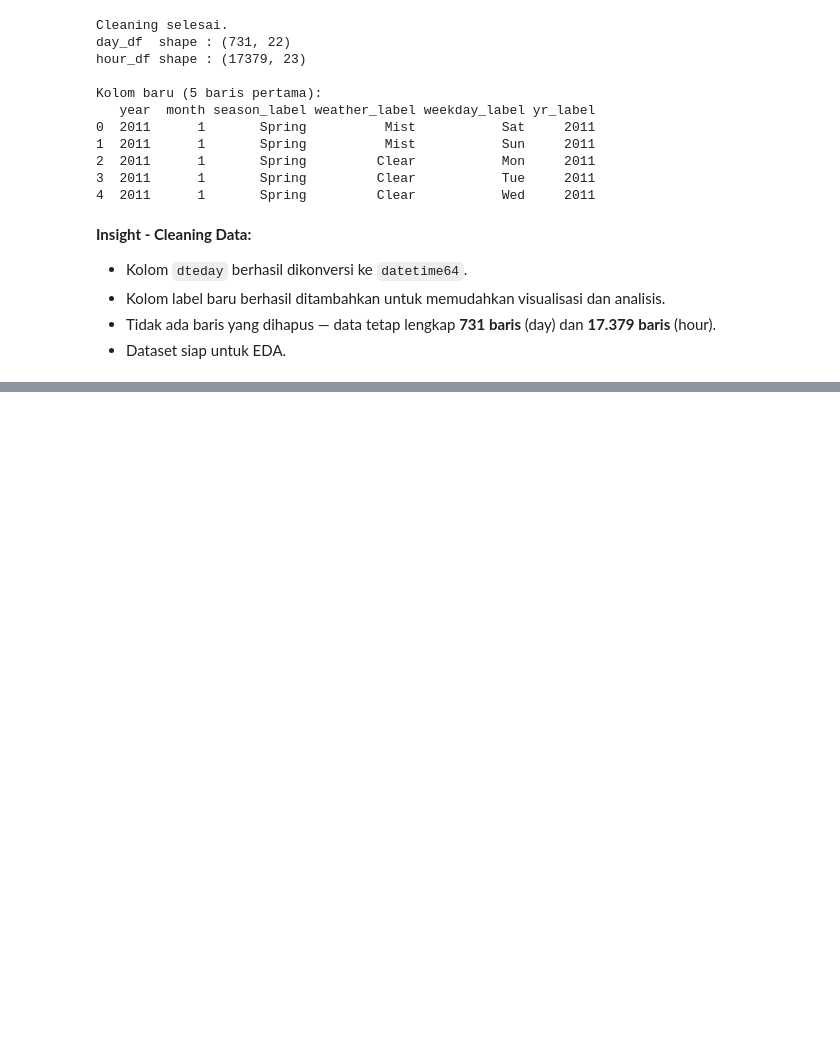
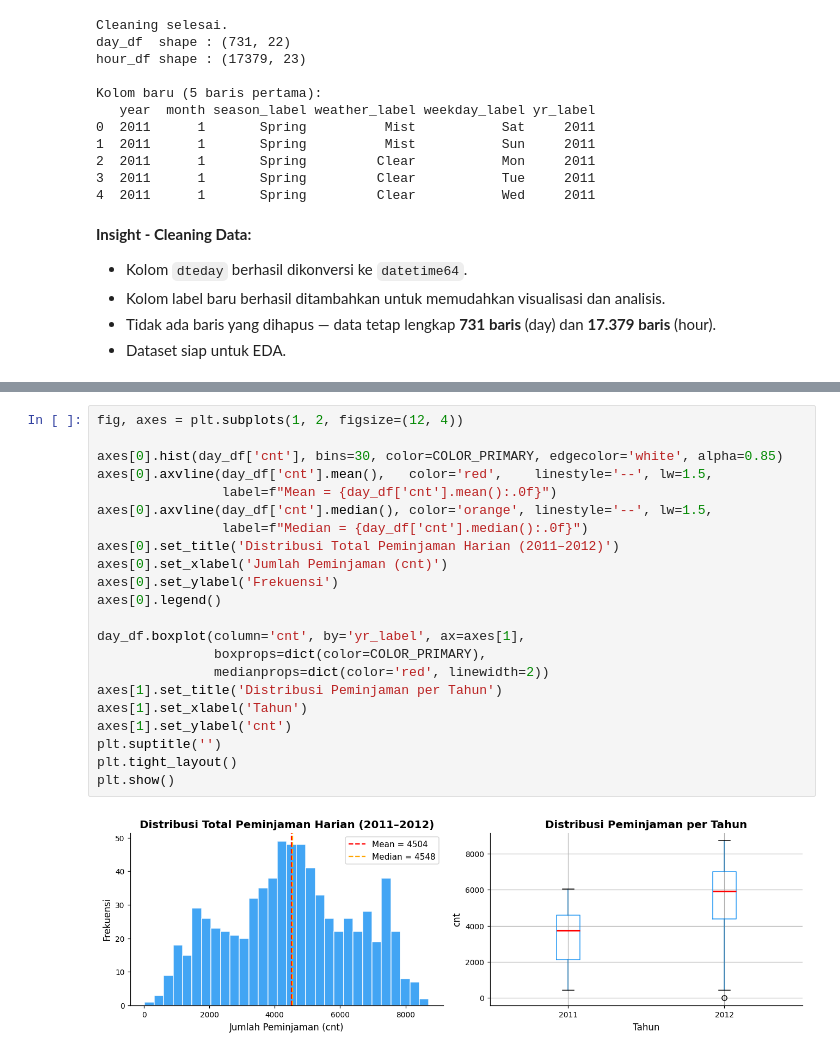
Before and after one commit to najwasalsabilamn/bike-sharing-analysis, a Jupyter notebook: notebook.ipynb, the cells around one changed output, grey strips where cells are left out. Drawn from its saved outputs; the diff is of its cells as text; blank space fills up the shorter version.

```diff
--- a/notebook.ipynb
+++ b/notebook.ipynb
@@ -612,0 +241,24 @@ Teknik **binning berbasis persentil** berhasil membagi 731 hari ke dalam tiga se
+# %%
+fig, axes = plt.subplots(1, 2, figsize=(12, 4))
+
+axes[0].hist(day_df['cnt'], bins=30, color=COLOR_PRIMARY, edgecolor='white', alpha=0.85)
+axes[0].axvline(day_df['cnt'].mean(),   color='red',    linestyle='--', lw=1.5,
+                label=f"Mean = {day_df['cnt'].mean():.0f}")
+axes[0].axvline(day_df['cnt'].median(), color='orange', linestyle='--', lw=1.5,
+                label=f"Median = {day_df['cnt'].median():.0f}")
+axes[0].set_title('Distribusi Total Peminjaman Harian (2011–2012)')
+axes[0].set_xlabel('Jumlah Peminjaman (cnt)')
+axes[0].set_ylabel('Frekuensi')
+axes[0].legend()
+
+day_df.boxplot(column='cnt', by='yr_label', ax=axes[1],
+               boxprops=dict(color=COLOR_PRIMARY),
+               medianprops=dict(color='red', linewidth=2))
+axes[1].set_title('Distribusi Peminjaman per Tahun')
+axes[1].set_xlabel('Tahun')
+axes[1].set_ylabel('cnt')
+plt.suptitle('')
+plt.tight_layout()
+plt.show()
+# %% [output]
+[figure, added]
```
Also changed, not shown: parts of 57 cells of this notebook.
